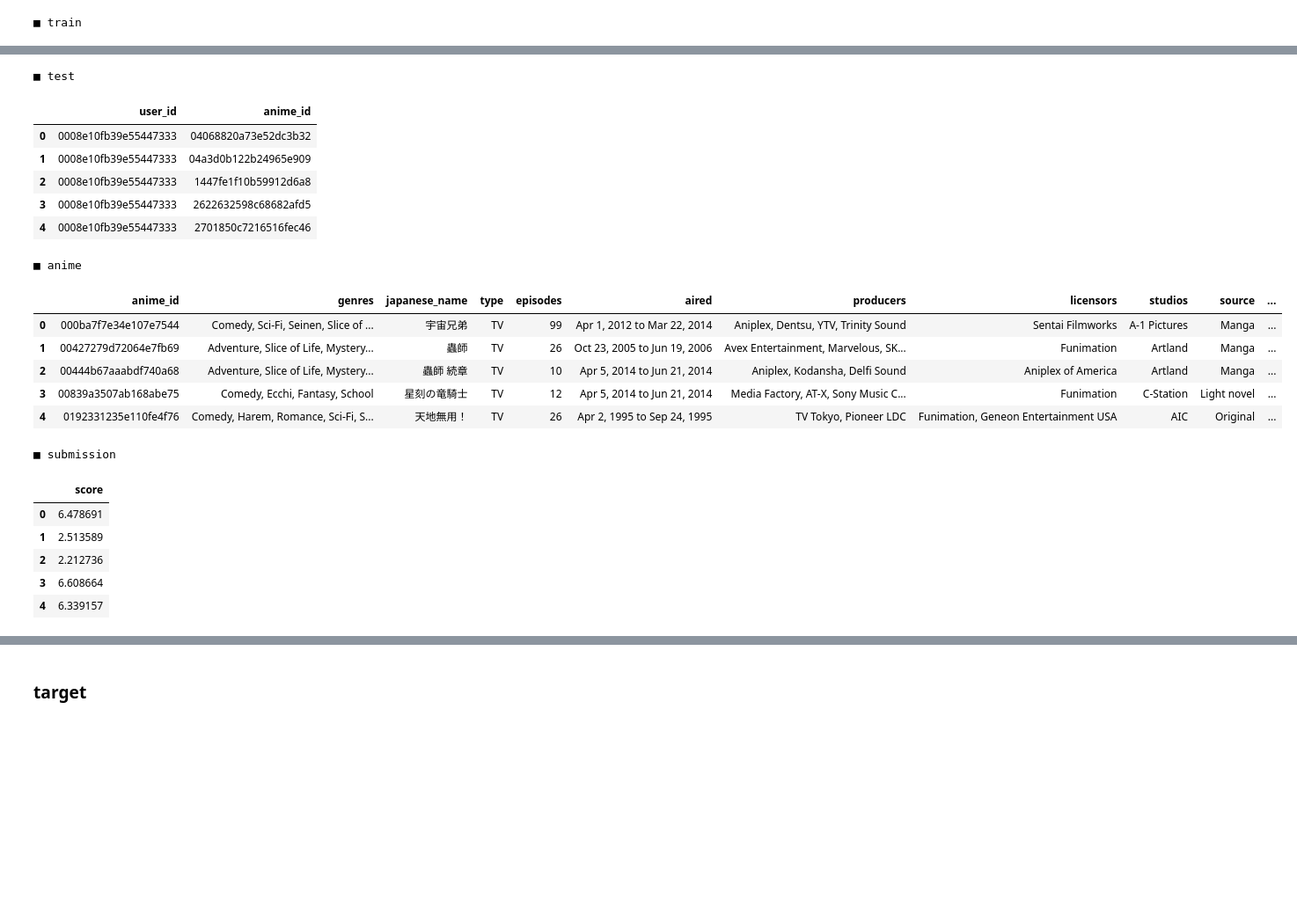
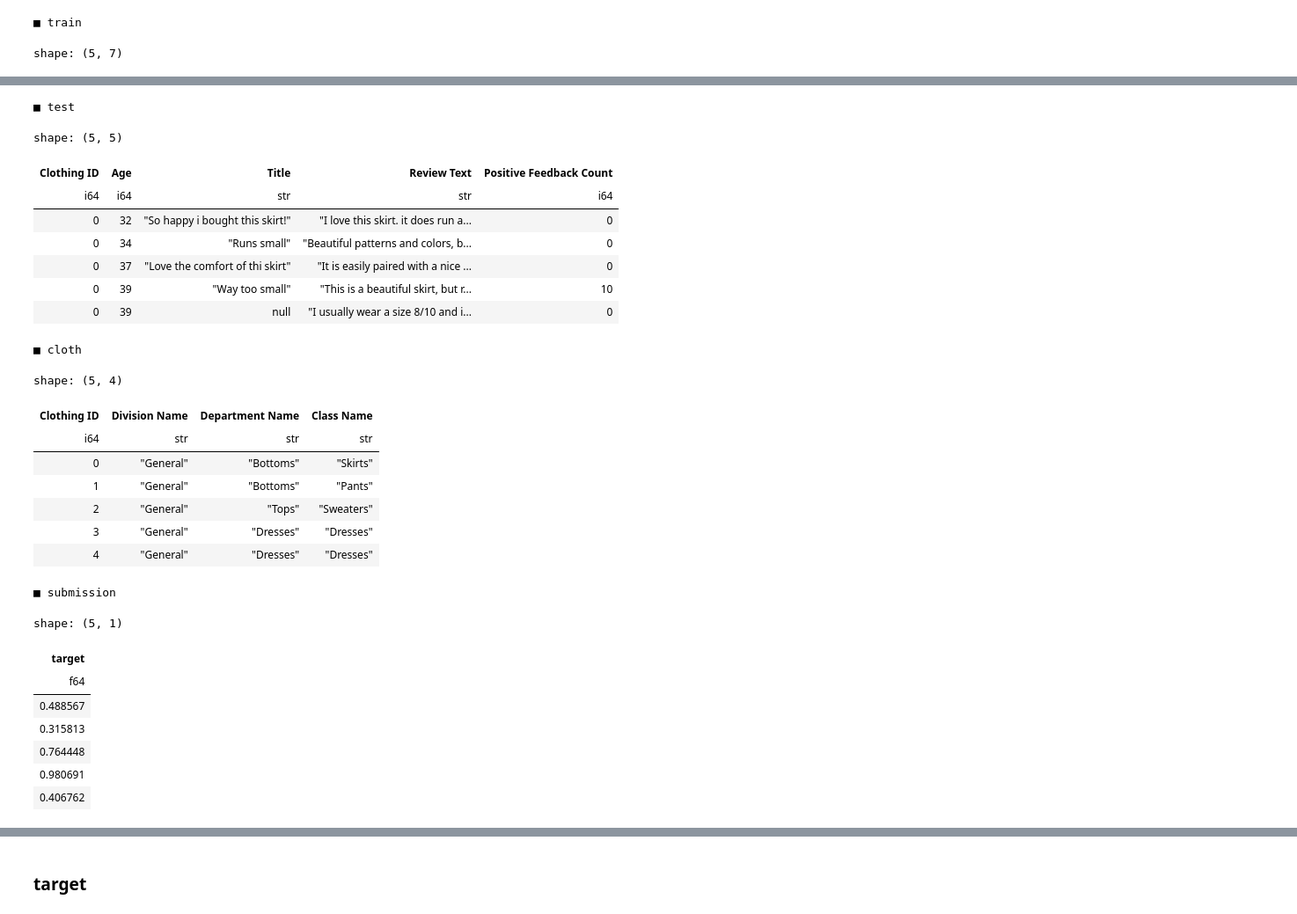
Before and after one commit to yumizu-da/atmaCup17, a Jupyter notebook: exp/000/eda.ipynb, the cells around one changed output, grey strips where cells are left out. Shown at 88% size. Cells and saved outputs as stored; diff of their text form; code cells hidden in the pictures; blank space fills up the shorter version.

```diff
--- a/exp/000/eda.ipynb
+++ b/exp/000/eda.ipynb
@@ -1,12 +1,13 @@
 # %%
 from pathlib import Path
 
-import numpy as np
-import pandas as pd
+import polars as pl
 import seaborn as sns
 from hydra import compose, initialize
 from matplotlib import pyplot as plt
 from matplotlib_venn import venn2
+
+pl.Config.set_fmt_str_lengths(100)
 
 
 def draw_venn2(train, test, rows, columns, x_size, y_size):
@@ -14,7 +15,7 @@ def draw_venn2(train, test, rows, columns, x_size, y_size):
     column_names = test.columns
     for col, ax in zip(column_names, axes.ravel()):
         venn2(
-            subsets=(set(train[col].dropna().unique()), set(test[col].dropna().unique())),
+            subsets=(set(train[col].drop_nulls().unique().to_list()), set(test[col].drop_nulls().unique().to_list())),
             set_labels=("train", "test"),
             ax=ax,
         )
@@ -26,18 +27,19 @@ with initialize(config_path="config", version_base=None):
     cfg = compose(config_name="config")
     cfg.exp_number = Path().resolve().name
 # %%
-train_df = pd.read_csv(cfg.data.train_path)
-anime_df = pd.read_csv(cfg.data.anime_path)
-test_df = pd.read_csv(cfg.data.test_path)
-sub_df = pd.read_csv(cfg.data.sample_submission_path)
+train_df = pl.read_csv(cfg.data.train_path, try_parse_dates=True)
+cloth_df = pl.read_csv(cfg.data.cloth_path, try_parse_dates=True)
+test_df = pl.read_csv(cfg.data.test_path, try_parse_dates=True)
+sub_df = pl.read_csv(cfg.data.sample_submission_path)
 # %%
-print('■ train')
+print("■ train")
 display(train_df.head())
-print('■ test')
+print("■ test")
 display(test_df.head())
-print('■ anime')
-display(anime_df.head())
-print('■ submission')
+print("■ cloth")
+display(cloth_df.head())
+print("■ submission")
 display(sub_df.head())
 # %% [output]
 ■ train
+shape: (5, 7)
@@ -50,21 +53,27 @@ display(sub_df.head())
-■ test
+■ test
+shape: (5, 5)
-|  | user_id | anime_id |
-| 0 | 0008e10fb39e55447333 | 04068820a73e52dc3b32 |
-| 1 | 0008e10fb39e55447333 | 04a3d0b122b24965e909 |
-| 2 | 0008e10fb39e55447333 | 1447fe1f10b59912d6a8 |
-| 3 | 0008e10fb39e55447333 | 2622632598c68682afd5 |
-| 4 | 0008e10fb39e55447333 | 2701850c7216516fec46 |
+| Clothing ID | Age | Title | Review Text | Positive Feedback Count |
+| i64 | i64 | str | str | i64 |
+| 0 | 32 | "So happy i bought this skirt!" | "I love this skirt. it does run a... | 0 |
+| 0 | 34 | "Runs small" | "Beautiful patterns and colors, b... | 0 |
+| 0 | 37 | "Love the comfort of thi skirt" | "It is easily paired with a nice ... | 0 |
+| 0 | 39 | "Way too small" | "This is a beautiful skirt, but r... | 10 |
+| 0 | 39 | null | "I usually wear a size 8/10 and i... | 0 |
-■ anime
+■ cloth
+shape: (5, 4)
-|  | anime_id | genres | japanese_name | type | episodes | aired | producers | licensors | studios | source | ... |
-| 0 | 000ba7f7e34e107e7544 | Comedy, Sci-Fi, Seinen, Slice of ... | 宇宙兄弟 | TV | 99 | Apr 1, 2012 to Mar 22, 2014 | Aniplex, Dentsu, YTV, Trinity Sound | Sentai Filmworks | A-1 Pictures | Manga | ... |
-| 1 | 00427279d72064e7fb69 | Adventure, Slice of Life, Mystery... | 蟲師 | TV | 26 | Oct 23, 2005 to Jun 19, 2006 | Avex Entertainment, Marvelous, SK... | Funimation | Artland | Manga | ... |
-| 2 | 00444b67aaabdf740a68 | Adventure, Slice of Life, Mystery... | 蟲師 続章 | TV | 10 | Apr 5, 2014 to Jun 21, 2014 | Aniplex, Kodansha, Delfi Sound | Aniplex of America | Artland | Manga | ... |
-| 3 | 00839a3507ab168abe75 | Comedy, Ecchi, Fantasy, School | 星刻の竜騎士 | TV | 12 | Apr 5, 2014 to Jun 21, 2014 | Media Factory, AT-X, Sony Music C... | Funimation | C-Station | Light novel | ... |
-| 4 | 0192331235e110fe4f76 | Comedy, Harem, Romance, Sci-Fi, S... | 天地無用！ | TV | 26 | Apr 2, 1995 to Sep 24, 1995 | TV Tokyo, Pioneer LDC | Funimation, Geneon Entertainment USA | AIC | Original | ... |
+| Clothing ID | Division Name | Department Name | Class Name |
+| i64 | str | str | str |
+| 0 | "General" | "Bottoms" | "Skirts" |
+| 1 | "General" | "Bottoms" | "Pants" |
+| 2 | "General" | "Tops" | "Sweaters" |
+| 3 | "General" | "Dresses" | "Dresses" |
+| 4 | "General" | "Dresses" | "Dresses" |
-■ submission
+■ submission
+shape: (5, 1)
-|  | score |
-| 0 | 6.478691 |
-| 1 | 2.513589 |
-| 2 | 2.212736 |
-| 3 | 6.608664 |
-| 4 | 6.339157 |
+| target |
+| f64 |
+| 0.488567 |
+| 0.315813 |
+| 0.764448 |
+| 0.980691 |
+| 0.406762 |
```
Also changed, not shown: parts of 15 cells of this notebook, 1 other file.
